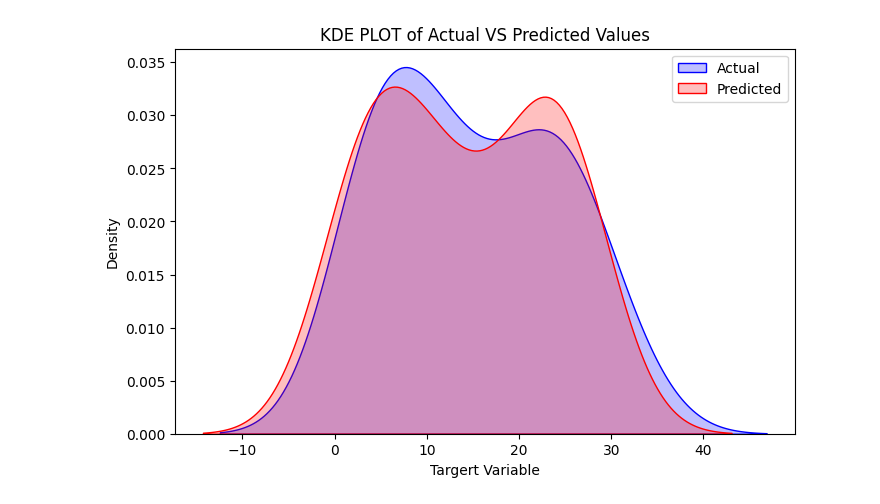
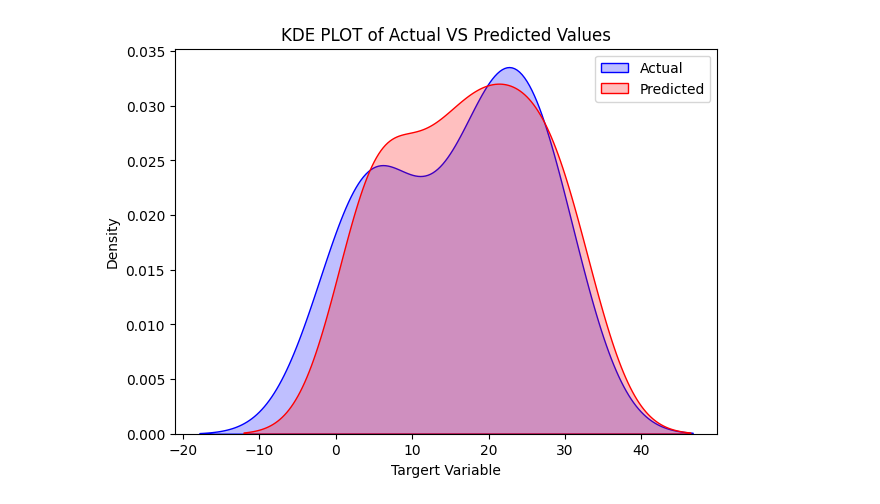
Before and after one commit to junaidsj/KDE-, a Jupyter notebook: KDE.ipynb, the cells around one changed output. Saved outputs shown, nothing was run; the diff lists cells and outputs as text; code cells hidden in the pictures.

```diff
--- a/KDE.ipynb
+++ b/KDE.ipynb
@@ -7,9 +7,9 @@ from sklearn.model_selection import train_test_split
 from sklearn.linear_model import LinearRegression
 from sklearn.metrics import mean_absolute_error
 # %%
-np.random.seed(42)
+np.random.seed(45)
 x=np.random.rand(100)*10
-y=3*x+np.random.normal(0,3,100)
+y=3*x+np.random.normal(1,3,100)
 data=pd.DataFrame({'X':x,'Y':y})
 # %%
 X_train, X_test, y_train, y_test = train_test_split(data[['X']], data['Y'], test_size=0.2, random_state=42)
@@ -18,13 +18,13 @@ model=LinearRegression()
 model.fit(X_train,y_train)
 y_pred=model.predict(X_test)
 # %%
-plt.figure(figsize=(8,5))
+plt.figure(figsize=(7,5))
 sns.kdeplot(y_test,label='Actual',fill=True,color='blue')
 sns.kdeplot(y_pred,label='Predicted',fill=True,color='red')
 plt.xlabel('Targert Variable')
 plt.ylabel('Density')
 plt.title('KDE PLOT of Actual VS Predicted Values')
 plt.legend()
 plt.show()
 # %% [output]
-[figure, old version]
+[figure, new version]
```
